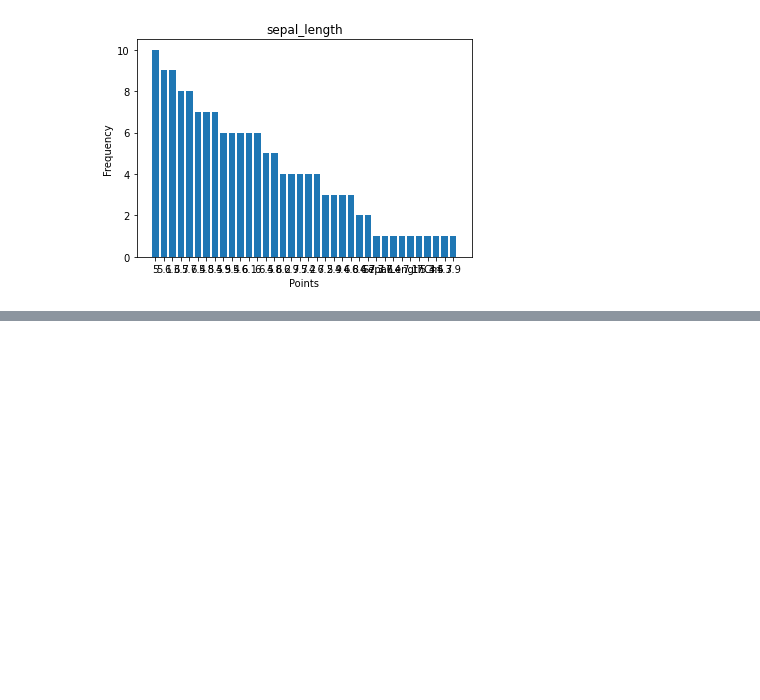
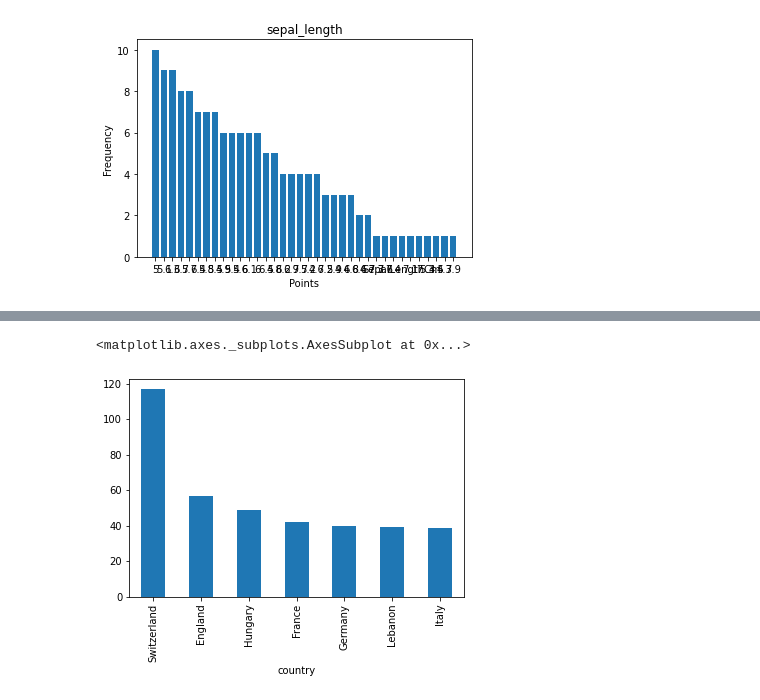
Before and after one commit to MayuVegeta/MSc-Part-1-503-FDS, a Jupyter notebook: Graph.ipynb, the cells around one changed output, grey strips where cells are left out. Saved outputs shown, nothing was run; the diff lists cells and outputs as text; code cells hidden in the pictures; blank space fills up the shorter version.

```diff
--- a/Graph.ipynb
+++ b/Graph.ipynb
@@ -153,0 +177,5 @@ Text(0, 0.5, 'Frequency')
+# %%
+wine_reviews.groupby('country').price.mean().sort_values(ascending=False)[:7].plot.bar()
+# %% [output]
+<matplotlib.axes._subplots.AxesSubplot at 0x...>
+[figure, added]
```
Also changed, not shown: parts of 6 cells of this notebook.
